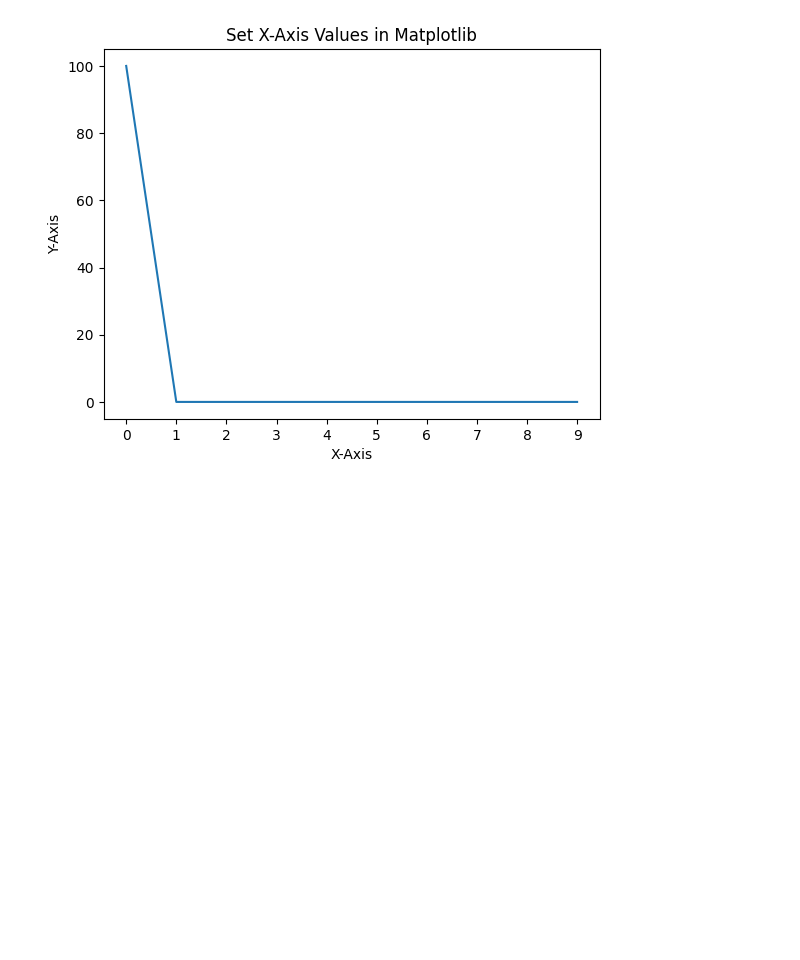
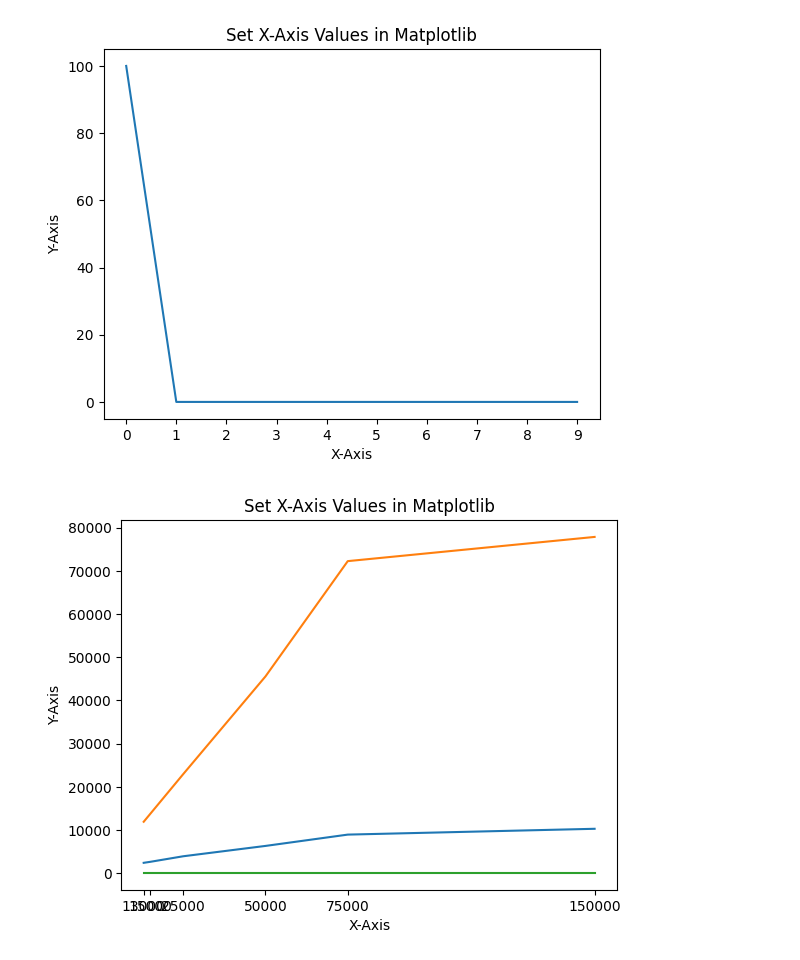
Before and after one commit to chinmayparekh/StreamingDataSystems, a Jupyter notebook: plots/batch.ipynb, the cells around one changed output. Drawn from its saved outputs; the diff is of its cells as text; code cells hidden in the pictures; blank space fills up the shorter version.

Commit message:
added all plots and stream implementation

```diff
--- a/plots/batch.ipynb
+++ b/plots/batch.ipynb
@@ -172,3 +172,25 @@ plot_latency(latency)
 # %% [output]
 Latency  100.00076564169298
 [figure]
+# %%
+x=[13000,15000,25000,50000,75000,150000]
+y1=[2437.5823885656314,2668.238709117095,3953.097788492183,6346.778730933886,8964.968549894924,10309.71280039771]
+y2=[11936.363636363636,13772.727272727272,22954.545454545456,45563.69090909091,72236.02,77837.48333333334]
+y3=[100.00062348058,100.000637777345,100.00067863509801,100.00076521304699,100.00076564169298,100.000408772533]
+labels=x
+plt.plot(x, y1)
+plt.plot(x,y2)
+plt.plot(x,y3)
+# naming of x-axis and y-axis
+plt.xlabel("X-Axis")
+plt.ylabel("Y-Axis")
+
+# naming the title of the plot
+plt.title("Set X-Axis Values in Matplotlib")
+
+# setting x-axis values
+plt.xticks(x, labels)
+
+plt.show()
+# %% [output]
+[figure, added]
```
Also changed, not shown: 26 other files.
